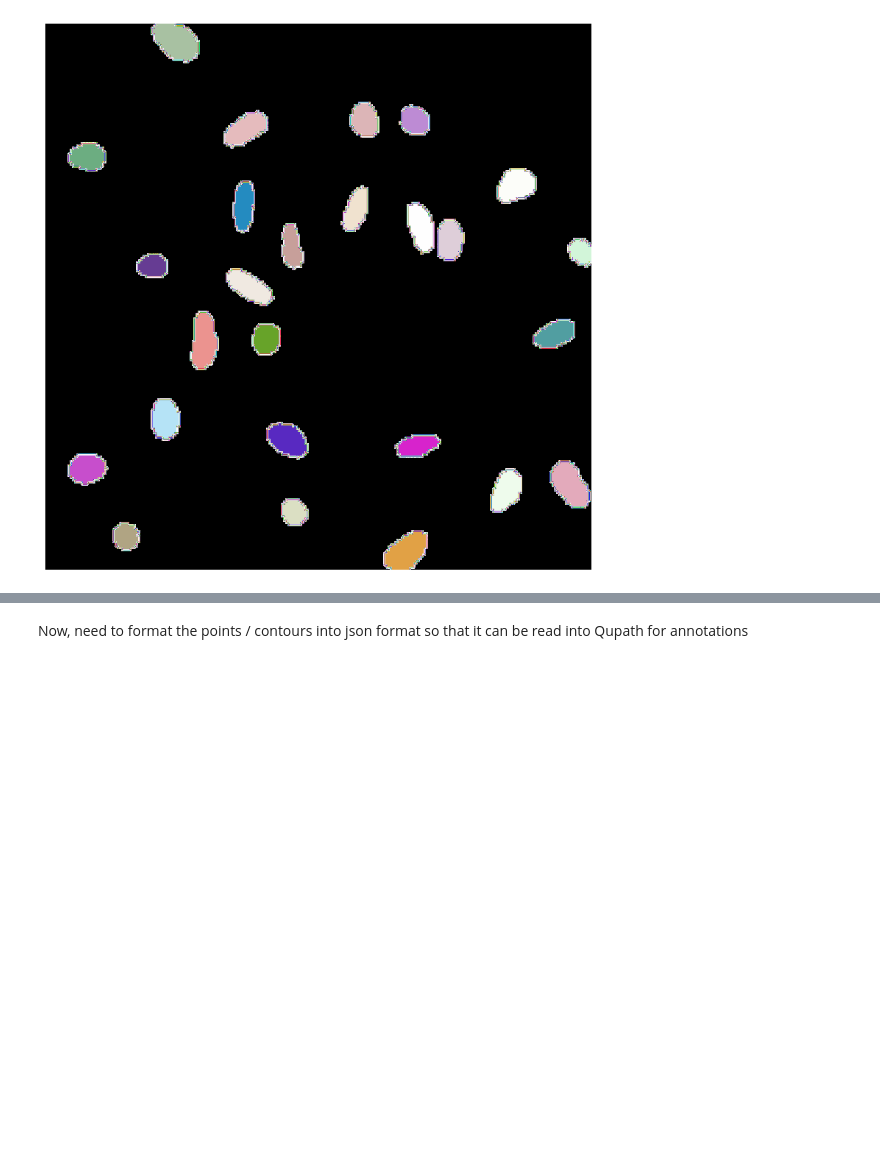
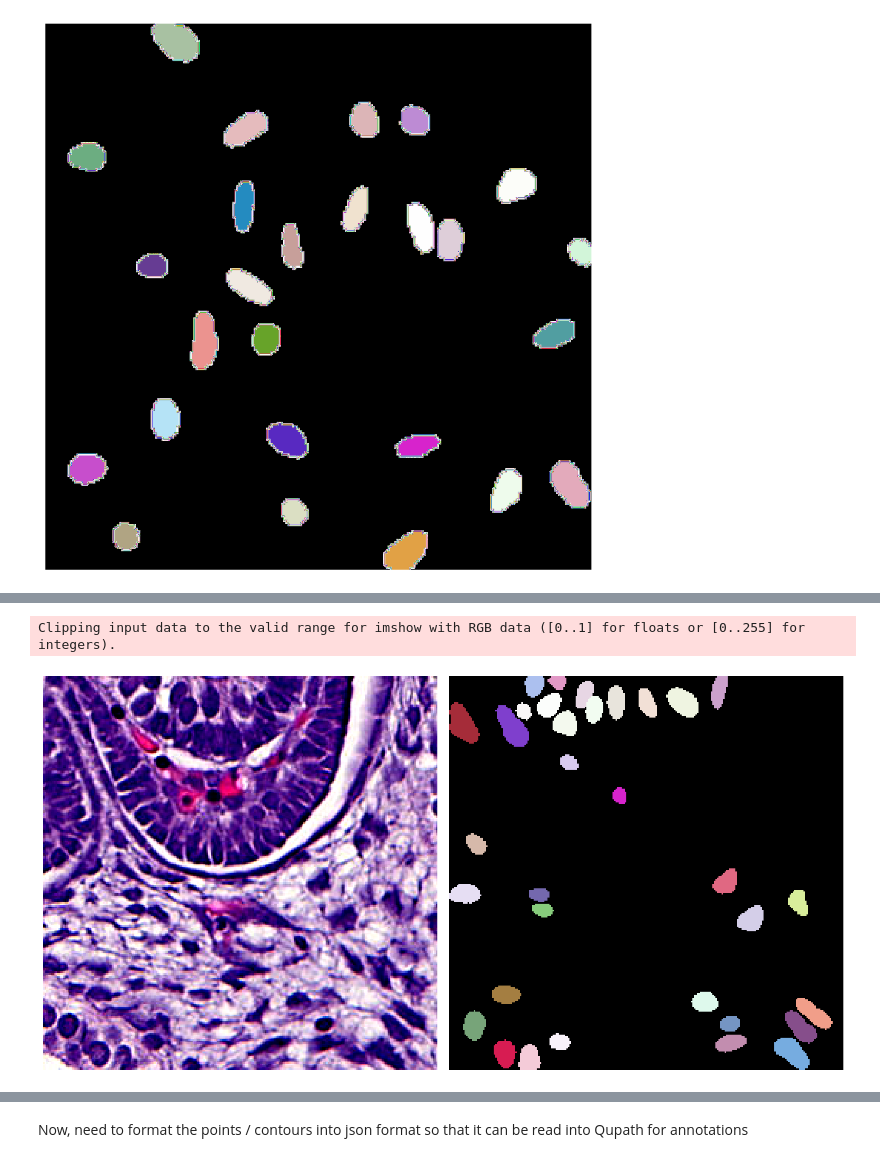
Before and after one commit to donniekramer8/Nuclei-seg-collection, a Jupyter notebook: stardist/StarDist_segment_tiles.ipynb, the cells around one changed output, grey strips where cells are left out. Cells and saved outputs as stored; diff of their text form; code cells hidden in the pictures; blank space fills up the shorter version.

```diff
--- a/stardist/StarDist_segment_tiles.ipynb
+++ b/stardist/StarDist_segment_tiles.ipynb
@@ -192 +252,75 @@ show_tile(labels, cmap = cmap)
+# %%
+cc = 0
+# %%
+tiles_path = r'\\10.99.68.178\andreex\data\monkey fetus\gestational 40\1024tiles\tiles256'
+tiles = [_ for _ in os.listdir(tiles_path) if _.endswith('tif')]
+
+tile = os.path.join(tiles_path, tiles[ind])
+
+while cc < len(tiles):
+    name = tiles[cc]
+    tile_pth = os.path.join(tiles_path, name)
+    tile = imread(tile_pth)
+
+    tile = normalize(tile, 10, 95)
+    normalizer = None
+
+    result = model.predict_instances(tile, normalizer=normalizer)
+
+    # save centroids and contours in geojson format to import into qupath
+    coords = result[1]['coord']
+    # print(len(coords[0][0]))
+    contours = []
+    for xy in coords:
+        contour = []
+        for i in range(len(xy[0])):
+            p = [xy[0][i], xy[1][i]]  # [x, y]
+            contour.append(p)
+        contours.append(contour)
+
+    data_stardist = []
+    for i in range(len(result[1]['points'])):
+        nucleus = result[1]['points'][i]
+        contour = contours[i]
+        both = [nucleus, contour]
+        data_stardist.append(both)
+
+    GEOdata = []
+
+    for centroid, contour in data_stardist:
+        # xy coordinates are swapped, so I reverse them here with xy[::-1]
+        contour = [[int(coord) for coord in xy[::-1]] for xy in contour]  # Convert coordinates to integers
+        contour.append(contour[0]) # stardist doesn't close the circle, needed for qupath
+
+        # Create a new dictionary for each contour
+        dict_data = {
+            "type": "Feature",
+            "id": "PathCellObject",
+            "geometry": {
+                "type": "Polygon",
+                "coordinates": [contour]
+            },
+            "properties": {
+                'objectType': 'annotation',
+                'classification': {'name': 'Nuclei', 'color': [97, 214, 59]}
+            }
+        }
+
+        GEOdata.append(dict_data)
+
+    out_pth = Path(r'\\10.99.68.178\andreex\data\monkey fetus\gestational 40\1024tiles\stardist_segmented_jsons')
+    new_fn = name[:-4] + '.geojson'
+
+   # with open(out_pth.joinpath(new_fn),'w') as outfile:
+    #     geojson.dump(GEOdata,outfile)
+    # print('Finished',new_fn)
+
+    cc += 1
+
+    labels, polys = model.predict_instances(tile, normalizer=normalizer)
+    show_tile_segmented(tile, labels, cmap = cmap)
+    break
+# %% [output]
+Clipping input data to the valid range for imshow with RGB data ([0..1] for floats or [0..255] for integers).
+[figure, added]
 # %%
```
Also changed, not shown: parts of 21 cells of this notebook, 1 other file.
